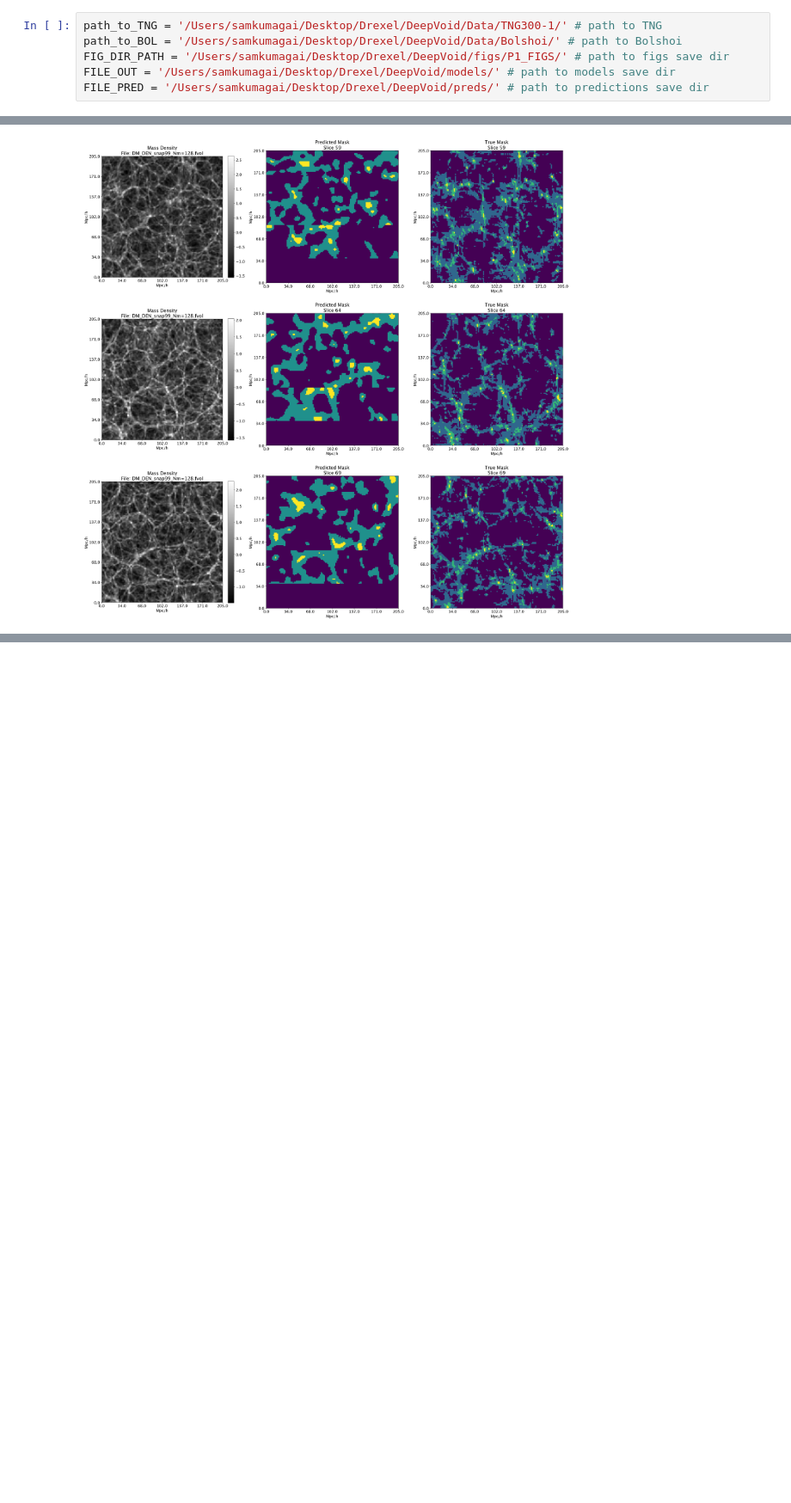
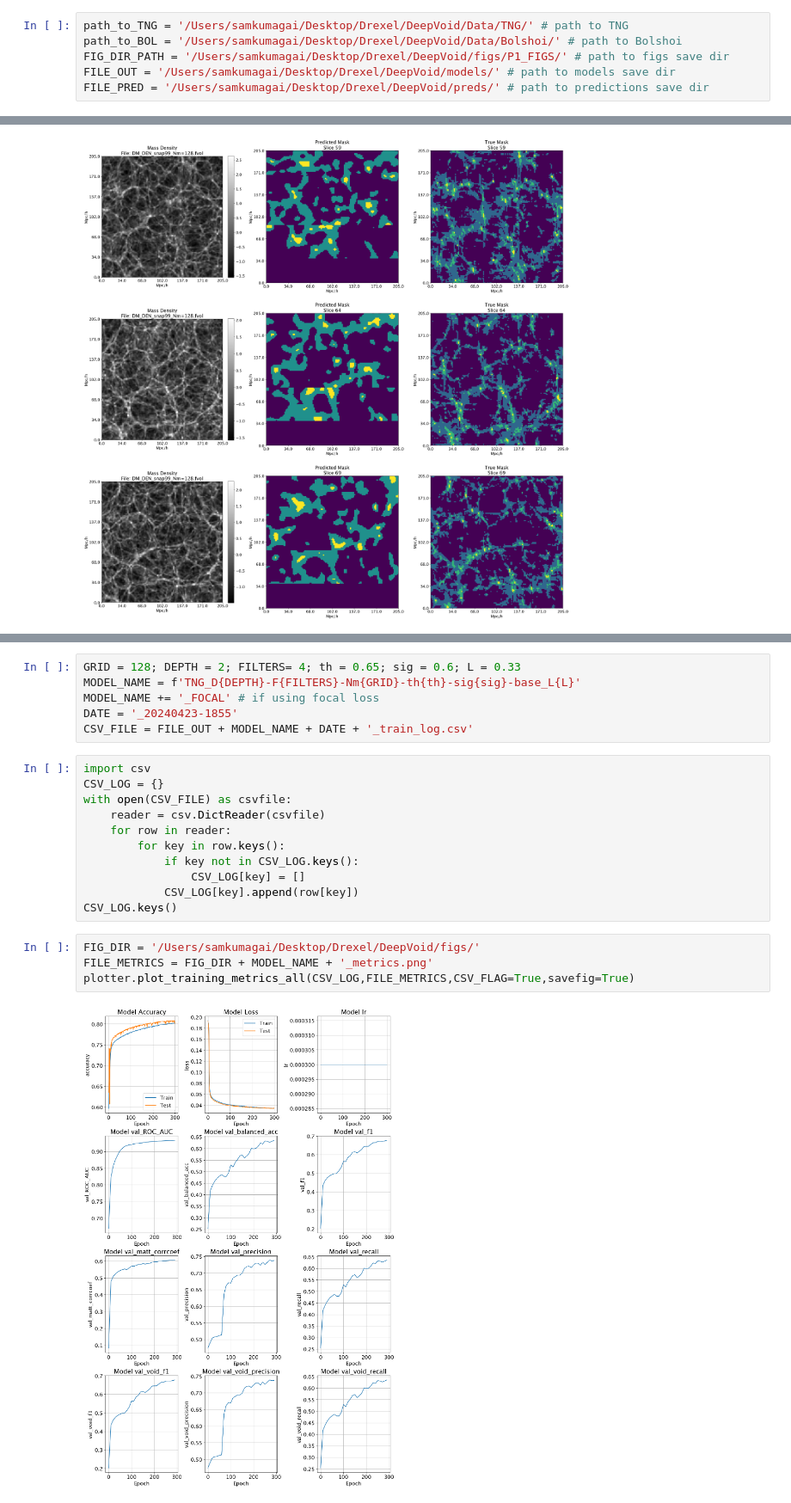
Before and after one commit to skumagai3/deepvoid_misc, a Jupyter notebook: DeepVoid_demo.ipynb, the cells around one changed output, grey strips where cells are left out. Shown at 86% size. Saved outputs shown, nothing was run; the diff lists cells and outputs as text; blank space fills up the shorter version.

Commit message:
added DV prediction script. fixed plotting bugs in training script.

```diff
--- a/DeepVoid_demo.ipynb
+++ b/DeepVoid_demo.ipynb
@@ -29,7 +29,7 @@ tf.random.set_seed(seed)
 ## Load Training Data
 Here you will need to set the paths to the data directory. DV_MULTI_TRAIN.py has options for both Illustris The Next Generation (TNG) and Bolshoi simulations, but the sample data included in this repository is from TNG, and a much lower resolution than what we actually use.
 # %%
-path_to_TNG = '/Users/samkumagai/Desktop/Drexel/DeepVoid/Data/TNG300-1/' # path to TNG
+path_to_TNG = '/Users/samkumagai/Desktop/Drexel/DeepVoid/Data/TNG/' # path to TNG
 path_to_BOL = '/Users/samkumagai/Desktop/Drexel/DeepVoid/Data/Bolshoi/' # path to Bolshoi
 FIG_DIR_PATH = '/Users/samkumagai/Desktop/Drexel/DeepVoid/figs/P1_FIGS/' # path to figs save dir
 FILE_OUT = '/Users/samkumagai/Desktop/Drexel/DeepVoid/models/' # path to models save dir
@@ -293,0 +302,23 @@ Saved 3x3 comparison plot to /Users/samkumagai/Desktop/Drexel/DeepVoid/figs/P1_F
+# %%
+GRID = 128; DEPTH = 2; FILTERS= 4; th = 0.65; sig = 0.6; L = 0.33
+MODEL_NAME = f'TNG_D{DEPTH}-F{FILTERS}-Nm{GRID}-th{th}-sig{sig}-base_L{L}'
+MODEL_NAME += '_FOCAL' # if using focal loss
+DATE = '_20240423-1855'
+CSV_FILE = FILE_OUT + MODEL_NAME + DATE + '_train_log.csv'
+# %%
+import csv
+CSV_LOG = {}
+with open(CSV_FILE) as csvfile:
+    reader = csv.DictReader(csvfile)
+    for row in reader:
+        for key in row.keys():
+            if key not in CSV_LOG.keys():
+                CSV_LOG[key] = []
+            CSV_LOG[key].append(row[key])
+CSV_LOG.keys()
+# %%
+FIG_DIR = '/Users/samkumagai/Desktop/Drexel/DeepVoid/figs/'
+FILE_METRICS = FIG_DIR + MODEL_NAME + '_metrics.png'
+plotter.plot_training_metrics_all(CSV_LOG,FILE_METRICS,CSV_FLAG=True,savefig=True)
+# %% [output]
+[figure, added]
```
Also changed, not shown: parts of 1 cell of this notebook, 10 other files.
